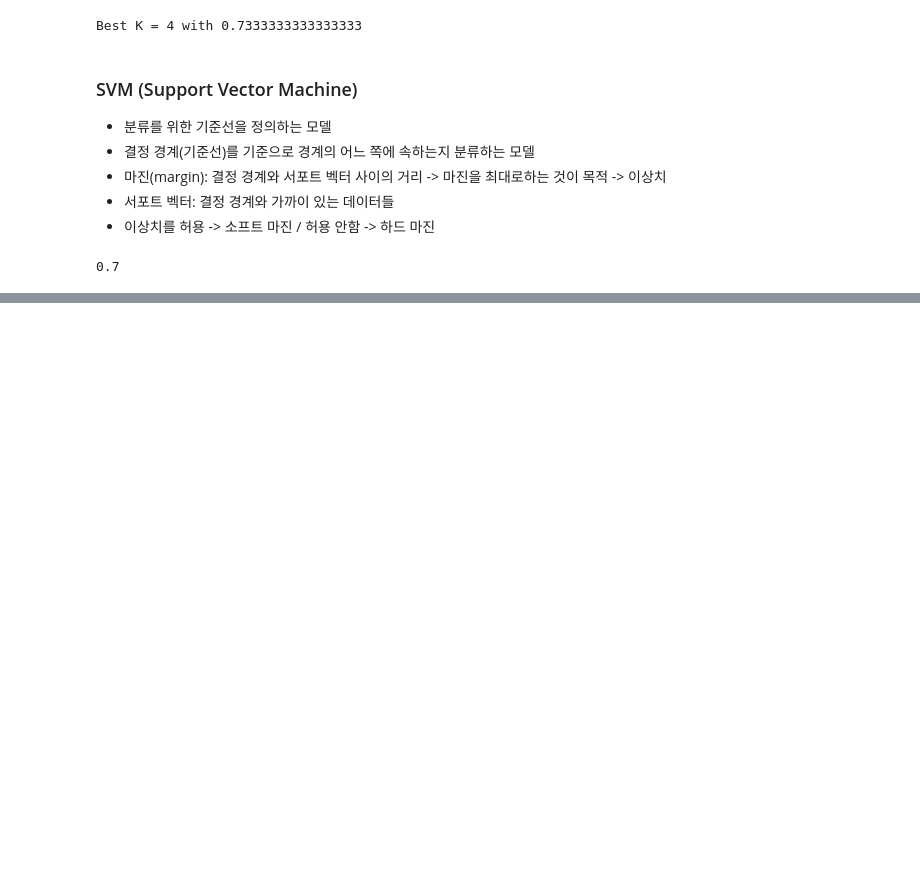
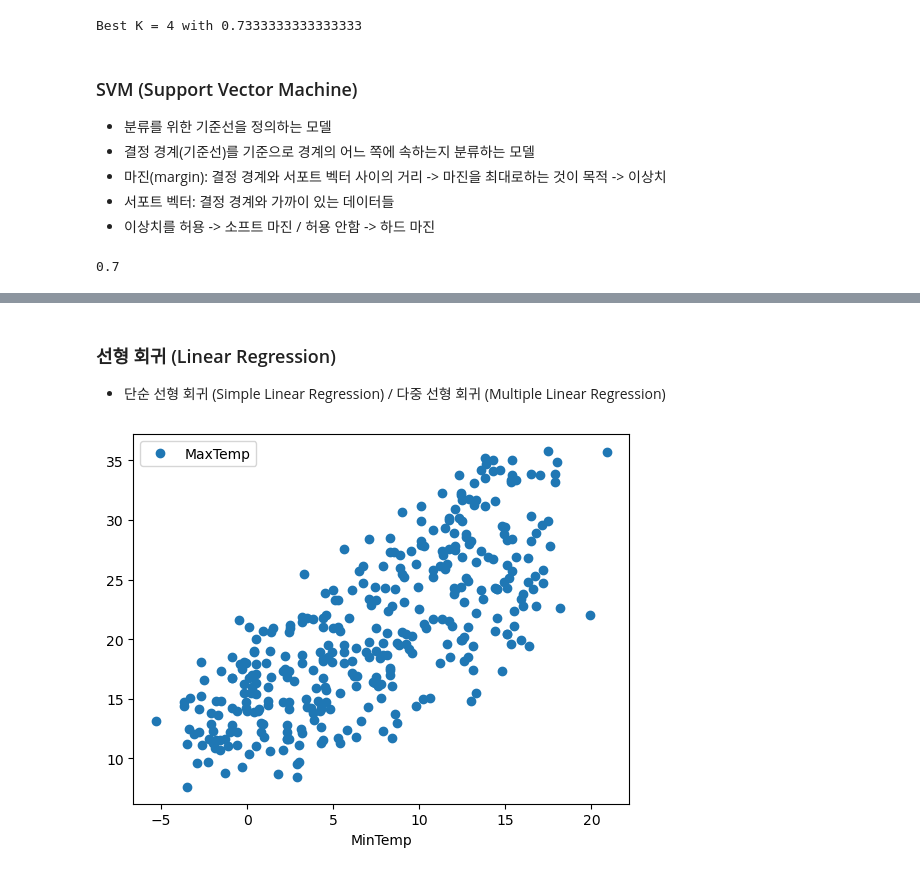
Before and after one commit to nuyhc/AIphoria, a Jupyter notebook: 7. PyTorch/7-2.MLwithTorch.ipynb, the cells around one changed output, grey strips where cells are left out. Drawn from its saved outputs; the diff is of its cells as text; code cells hidden in the pictures; blank space fills up the shorter version.

```diff
--- a/7. PyTorch/7-2.MLwithTorch.ipynb
+++ b/7. PyTorch/7-2.MLwithTorch.ipynb
@@ -70,0 +170,11 @@ metrics.accuracy_score(y_pred, y_test)
+# %% [markdown]
+### 선형 회귀 (Linear Regression)
+- 단순 선형 회귀 (Simple Linear Regression) / 다중 선형 회귀 (Multiple Linear Regression)
+# %%
+from sklearn.linear_model import LinearRegression
+
+dataset = pd.read_csv("./weather.csv")
+
+dataset.plot(x="MinTemp", y="MaxTemp", style="o");
+# %% [output]
+[figure, added]
```
Also changed, not shown: parts of 26 cells of this notebook.
